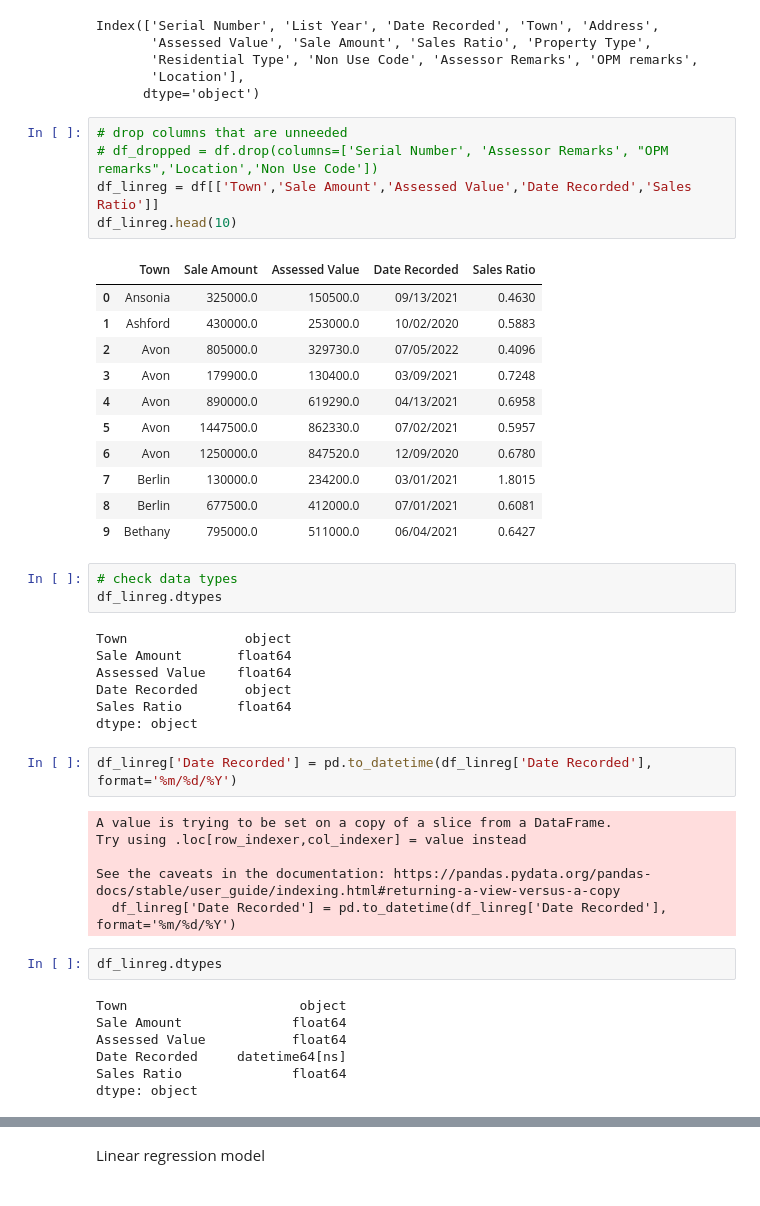
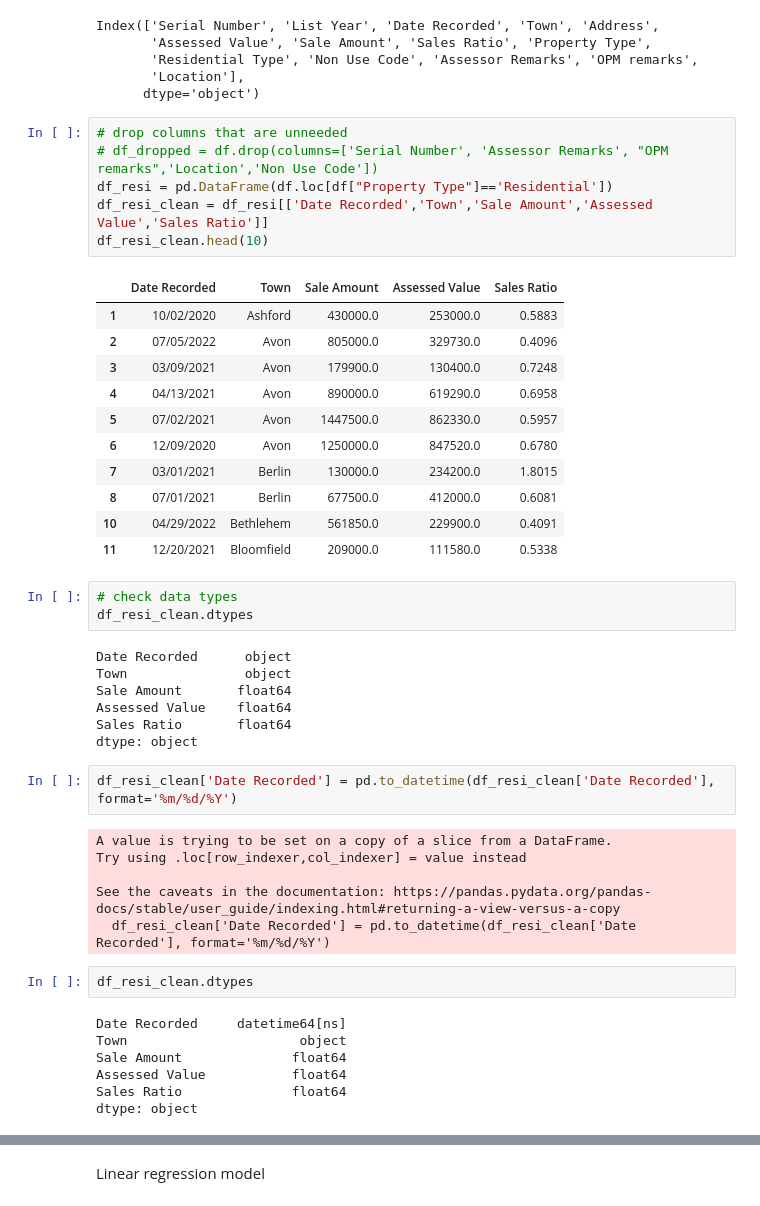
Before and after one commit to lwjiang1015/Project_4_Group_4, a Jupyter notebook: RealEstate_Analysis_colab_OY - residential.ipynb, the cells around one changed output, grey strips where cells are left out. Drawn from its saved outputs; the diff is of its cells as text.

```diff
--- a/RealEstate_Analysis_colab_OY.ipynb
+++ b/RealEstate_Analysis_colab_OY - residential.ipynb
@@ -96,45 +95,46 @@ Index(['Serial Number', 'List Year', 'Date Recorded', 'Town', 'Address',
 # %%
 # drop columns that are unneeded
 # df_dropped = df.drop(columns=['Serial Number', 'Assessor Remarks', "OPM remarks",'Location','Non Use Code'])
-df_linreg = df[['Town','Sale Amount','Assessed Value','Date Recorded','Sales Ratio']]
-df_linreg.head(10)
+df_resi = pd.DataFrame(df.loc[df["Property Type"]=='Residential'])
+df_resi_clean = df_resi[['Date Recorded','Town','Sale Amount','Assessed Value','Sales Ratio']]
+df_resi_clean.head(10)
 # %% [output]
-|  | Town | Sale Amount | Assessed Value | Date Recorded | Sales Ratio |
-| 0 | Ansonia | 325000.0 | 150500.0 | 09/13/2021 | 0.4630 |
-| 1 | Ashford | 430000.0 | 253000.0 | 10/02/2020 | 0.5883 |
-| 2 | Avon | 805000.0 | 329730.0 | 07/05/2022 | 0.4096 |
-| 3 | Avon | 179900.0 | 130400.0 | 03/09/2021 | 0.7248 |
-| 4 | Avon | 890000.0 | 619290.0 | 04/13/2021 | 0.6958 |
-| 5 | Avon | 1447500.0 | 862330.0 | 07/02/2021 | 0.5957 |
-| 6 | Avon | 1250000.0 | 847520.0 | 12/09/2020 | 0.6780 |
-| 7 | Berlin | 130000.0 | 234200.0 | 03/01/2021 | 1.8015 |
-| 8 | Berlin | 677500.0 | 412000.0 | 07/01/2021 | 0.6081 |
-| 9 | Bethany | 795000.0 | 511000.0 | 06/04/2021 | 0.6427 |
+|  | Date Recorded | Town | Sale Amount | Assessed Value | Sales Ratio |
+| 1 | 10/02/2020 | Ashford | 430000.0 | 253000.0 | 0.5883 |
+| 2 | 07/05/2022 | Avon | 805000.0 | 329730.0 | 0.4096 |
+| 3 | 03/09/2021 | Avon | 179900.0 | 130400.0 | 0.7248 |
+| 4 | 04/13/2021 | Avon | 890000.0 | 619290.0 | 0.6958 |
+| 5 | 07/02/2021 | Avon | 1447500.0 | 862330.0 | 0.5957 |
+| 6 | 12/09/2020 | Avon | 1250000.0 | 847520.0 | 0.6780 |
+| 7 | 03/01/2021 | Berlin | 130000.0 | 234200.0 | 1.8015 |
+| 8 | 07/01/2021 | Berlin | 677500.0 | 412000.0 | 0.6081 |
+| 10 | 04/29/2022 | Bethlehem | 561850.0 | 229900.0 | 0.4091 |
+| 11 | 12/20/2021 | Bloomfield | 209000.0 | 111580.0 | 0.5338 |
 # %%
 # check data types
-df_linreg.dtypes
+df_resi_clean.dtypes
 # %% [output]
+Date Recorded      object
 Town               object
 Sale Amount       float64
 Assessed Value    float64
-Date Recorded      object
 Sales Ratio       float64
 dtype: object
 # %%
-df_linreg['Date Recorded'] = pd.to_datetime(df_linreg['Date Recorded'], format='%m/%d/%Y')
+df_resi_clean['Date Recorded'] = pd.to_datetime(df_resi_clean['Date Recorded'], format='%m/%d/%Y')
 # %% [output]
 A value is trying to be set on a copy of a slice from a DataFrame.
 Try using .loc[row_indexer,col_indexer] = value instead
 
 See the caveats in the documentation: https://pandas.pydata.org/pandas-docs/stable/user_guide/indexing.html#returning-a-view-versus-a-copy
-  df_linreg['Date Recorded'] = pd.to_datetime(df_linreg['Date Recorded'], format='%m/%d/%Y')
+  df_resi_clean['Date Recorded'] = pd.to_datetime(df_resi_clean['Date Recorded'], format='%m/%d/%Y')
 # %%
-df_linreg.dtypes
+df_resi_clean.dtypes
 # %% [output]
+Date Recorded     datetime64[ns]
 Town                      object
 Sale Amount              float64
 Assessed Value           float64
-Date Recorded     datetime64[ns]
 Sales Ratio              float64
 dtype: object
 # %%
```
Also changed, not shown: parts of 30 cells of this notebook, 1 other file.
